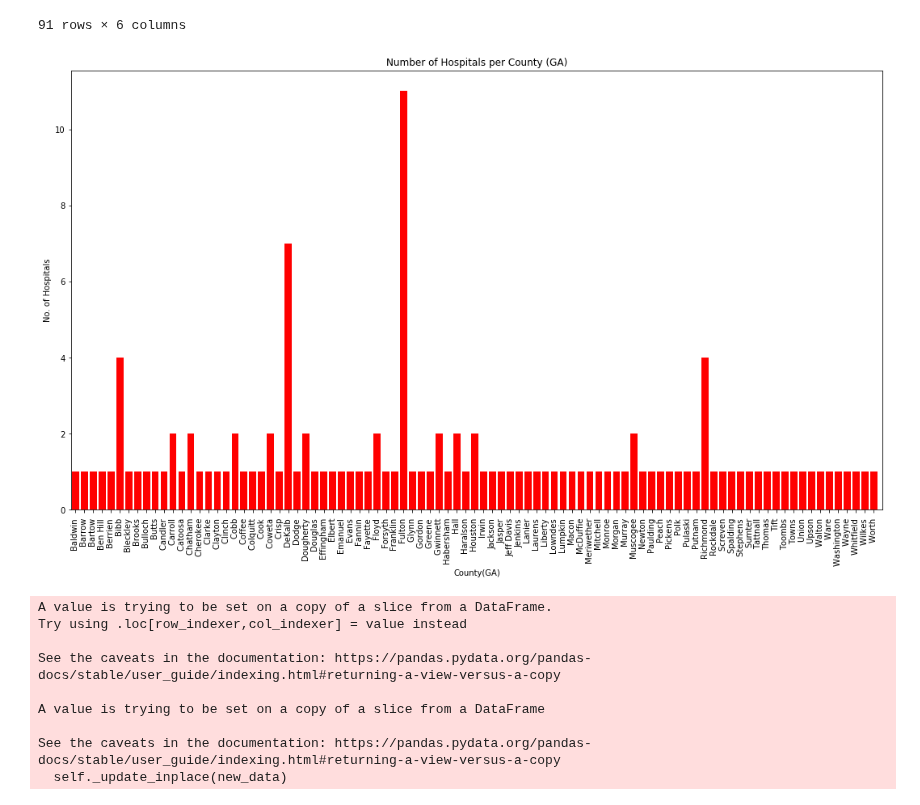
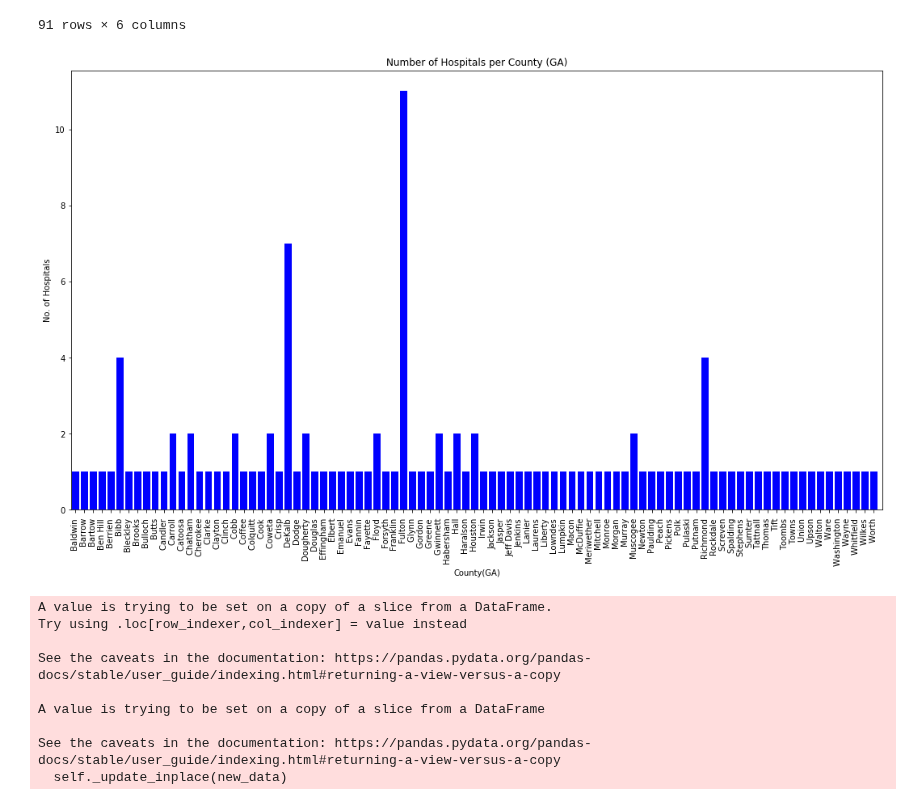
Before and after one commit to jtilenis/Data_Scavengers, a Jupyter notebook: bar_charts.ipynb, the cells around one changed output. Drawn from its saved outputs; the diff is of its cells as text; code cells hidden in the pictures.

```diff
--- a/bar_charts.ipynb
+++ b/bar_charts.ipynb
@@ -157,21 +157,21 @@ hospital_count_county
 # %%
 hospital_count_county = hospital_count_county.loc[(hospital_count_county['Hospital name'] > 0)]
 hospital_count_county
 
 
 plt.figure(figsize=(18,10))
-plt.bar(hospital_count_county['County'],hospital_count_county['Hospital name'], color="red")
+plt.bar(hospital_count_county['County'],hospital_count_county['Hospital name'], color="blue")
 plt.xticks(hospital_count_county['County'], rotation='vertical')
 plt.title('Number of Hospitals per County (GA)')
 plt.xlabel('County(GA)')
 plt.ylabel('No. of Hospitals')
 plt.xlim(-0.5,len(hospital_count_county['County']))
 
 
 plt.savefig("Hospitals_per_County.png")
 plt.show()
 # %% [output]
-[figure, old version]
+[figure, new version]
 # %%
 # beds by population by city
 hospital_sum_city = hospital_sum_city.loc[(hospital_sum_city['Acute Care Beds'] > 0)]
```
Also changed, not shown: parts of 8 cells of this notebook, 1 other file.
